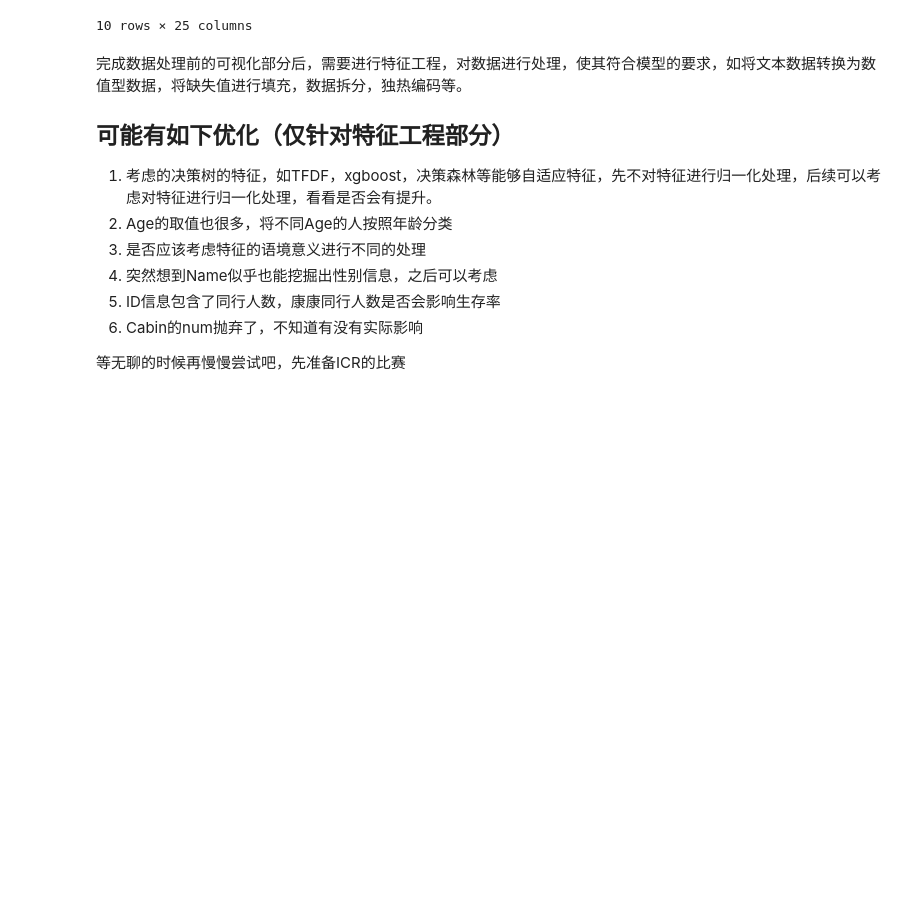
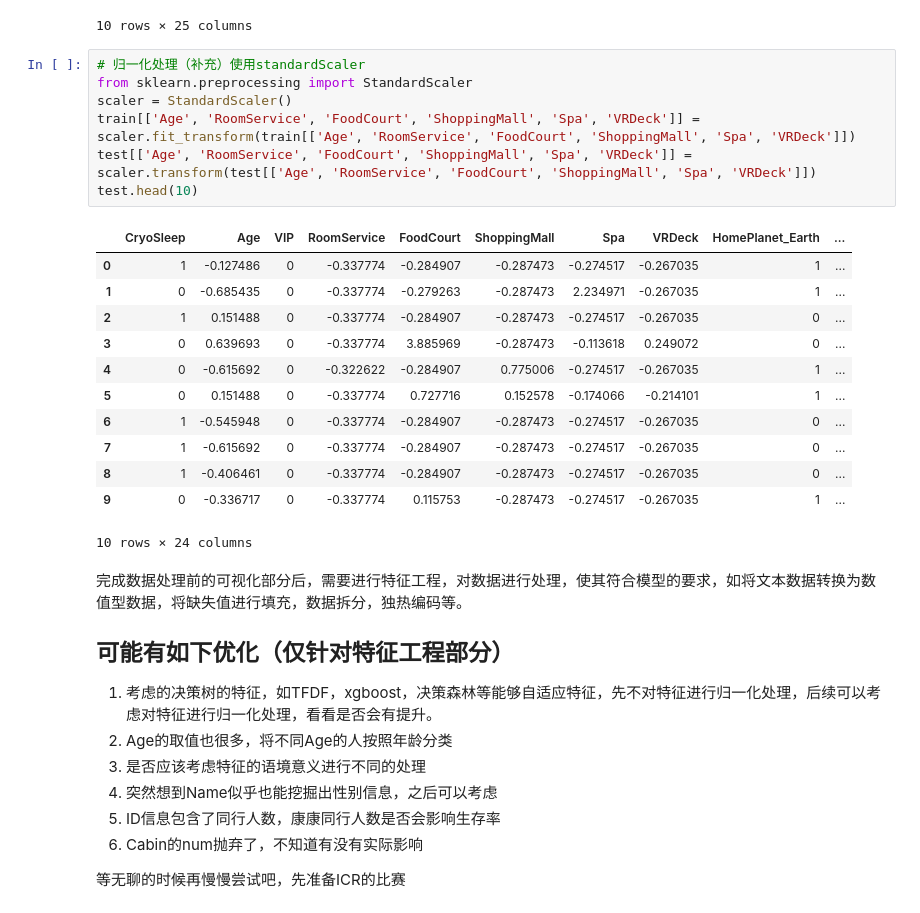
Before and after one commit to CyberPunkYu/Kaggle_Titanic, a Jupyter notebook: baseline.ipynb, the cells around one changed output. Cells and saved outputs as stored; diff of their text form; blank space fills up the shorter version.

Commit message:
归一化处理、模型融合探索

```diff
--- a/baseline.ipynb
+++ b/baseline.ipynb
@@ -170,6 +190,26 @@ train.head(10)
 | 8 | 0 | 35.0 | 0 | 0.0 | 785.0 | 17.0 | 216.0 | 0.0 | True | ... |
 | 9 | 1 | 14.0 | 0 | 0.0 | 0.0 | 0.0 | 0.0 | 0.0 | True | ... |
 10 rows × 25 columns
+# %%
+# 归一化处理（补充）使用standardScaler
+from sklearn.preprocessing import StandardScaler
+scaler = StandardScaler()
+train[['Age', 'RoomService', 'FoodCourt', 'ShoppingMall', 'Spa', 'VRDeck']] = scaler.fit_transform(train[['Age', 'RoomService', 'FoodCourt', 'ShoppingMall', 'Spa', 'VRDeck']])
+test[['Age', 'RoomService', 'FoodCourt', 'ShoppingMall', 'Spa', 'VRDeck']] = scaler.transform(test[['Age', 'RoomService', 'FoodCourt', 'ShoppingMall', 'Spa', 'VRDeck']])
+test.head(10)
+# %% [output]
+|  | CryoSleep | Age | VIP | RoomService | FoodCourt | ShoppingMall | Spa | VRDeck | HomePlanet_Earth | ... |
+| 0 | 1 | -0.127486 | 0 | -0.337774 | -0.284907 | -0.287473 | -0.274517 | -0.267035 | 1 | ... |
+| 1 | 0 | -0.685435 | 0 | -0.337774 | -0.279263 | -0.287473 | 2.234971 | -0.267035 | 1 | ... |
+| 2 | 1 | 0.151488 | 0 | -0.337774 | -0.284907 | -0.287473 | -0.274517 | -0.267035 | 0 | ... |
+| 3 | 0 | 0.639693 | 0 | -0.337774 | 3.885969 | -0.287473 | -0.113618 | 0.249072 | 0 | ... |
+| 4 | 0 | -0.615692 | 0 | -0.322622 | -0.284907 | 0.775006 | -0.274517 | -0.267035 | 1 | ... |
+| 5 | 0 | 0.151488 | 0 | -0.337774 | 0.727716 | 0.152578 | -0.174066 | -0.214101 | 1 | ... |
+| 6 | 1 | -0.545948 | 0 | -0.337774 | -0.284907 | -0.287473 | -0.274517 | -0.267035 | 0 | ... |
+| 7 | 1 | -0.615692 | 0 | -0.337774 | -0.284907 | -0.287473 | -0.274517 | -0.267035 | 0 | ... |
+| 8 | 1 | -0.406461 | 0 | -0.337774 | -0.284907 | -0.287473 | -0.274517 | -0.267035 | 0 | ... |
+| 9 | 0 | -0.336717 | 0 | -0.337774 | 0.115753 | -0.287473 | -0.274517 | -0.267035 | 1 | ... |
+10 rows × 24 columns
 # %% [markdown]
 完成数据处理前的可视化部分后，需要进行特征工程，对数据进行处理，使其符合模型的要求，如将文本数据转换为数值型数据，将缺失值进行填充，数据拆分，独热编码等。
 ## 可能有如下优化（仅针对特征工程部分）
```
Also changed, not shown: parts of 9 cells of this notebook, 1 other file.
